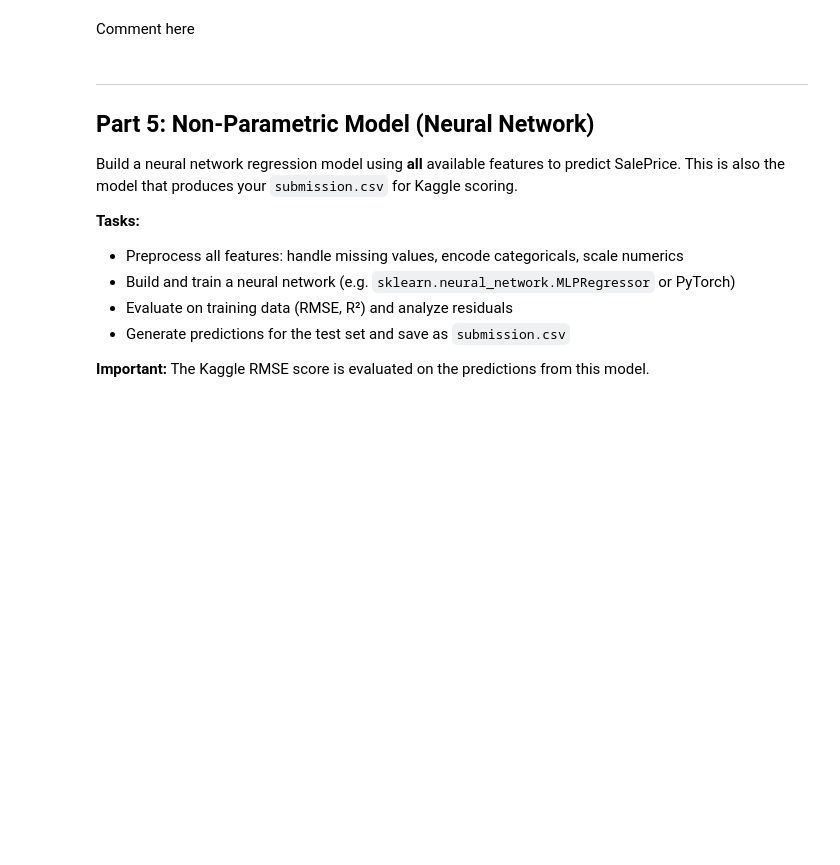
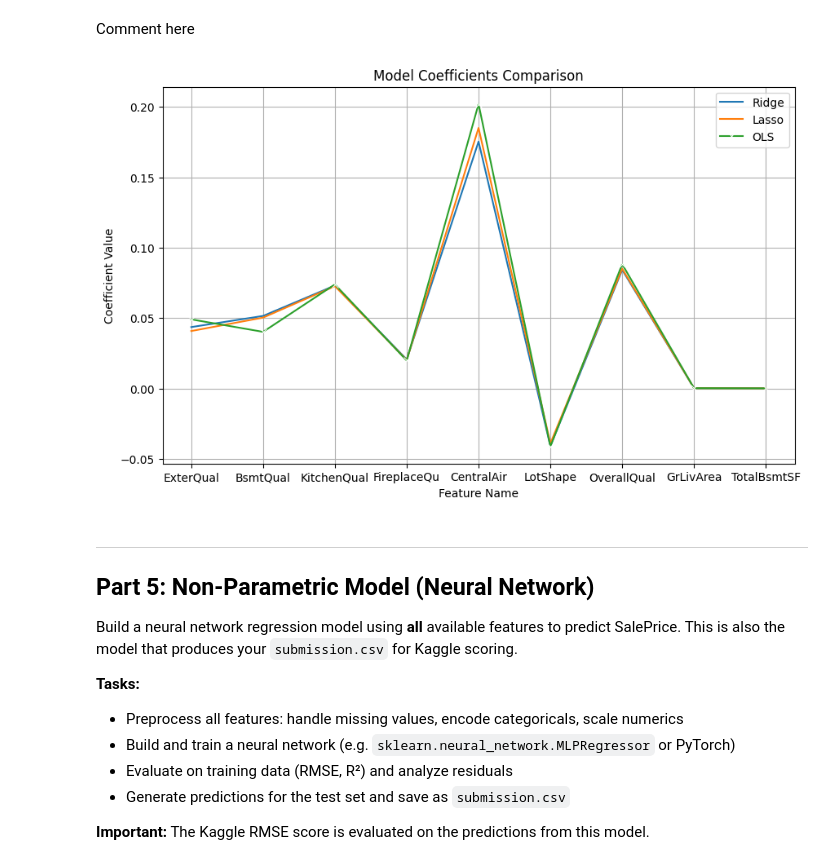
Before and after one commit to cpalescan/cstat, a Jupyter notebook: project_MAIN.ipynb, the cells around one changed output. Cells and saved outputs as stored; diff of their text form; code cells hidden in the pictures; blank space fills up the shorter version.

Commit message:
ridge lasso ols graph

```diff
--- a/project_MAIN.ipynb
+++ b/project_MAIN.ipynb
@@ -1238,6 +1240,27 @@ RIDGE                      - RMSE: 0.1730 | R²: 0.8396
 LASSO                      - RMSE: 0.1729 | R²: 0.8398
 # %% [markdown]
 Comment here
+# %%
+ols_coefs = [ols_model.params.get(col, 0) for col in X.columns]
+coeffs_df = pd.DataFrame({
+    'feature': X.columns,
+    'Ridge': ridge.coef_,
+    'Lasso': lasso.coef_,
+    "OLS": ols_coefs,
+})
+
+plt.figure(figsize=(10, 6))
+sns.lineplot(data=coeffs_df, x='feature', y='Ridge', label='Ridge')
+sns.lineplot(data=coeffs_df, x='feature', y='Lasso', label='Lasso')
+sns.lineplot(data=coeffs_df, x='feature', y='OLS', label='OLS', marker='x')
+
+plt.title("Model Coefficients Comparison")
+plt.xlabel("Feature Name")
+plt.ylabel("Coefficient Value")
+plt.grid(True)
+plt.show()
+# %% [output]
+[figure, added]
 # %% [markdown]
 ---
 ## Part 5: Non-Parametric Model (Neural Network)
```
Also changed, not shown: parts of 2 cells of this notebook, 1 other file.
